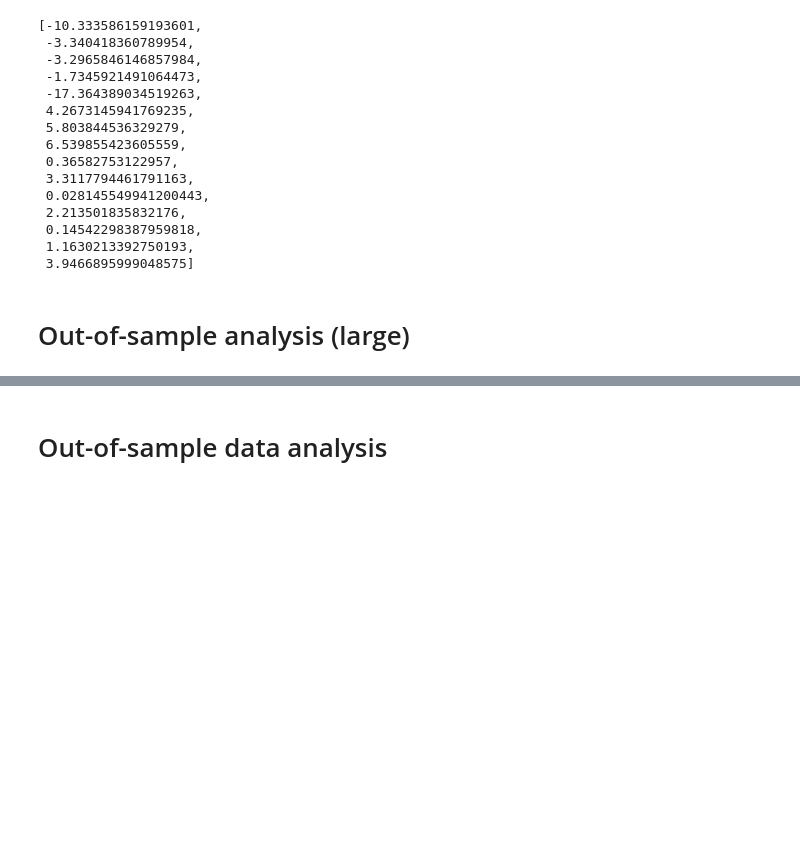
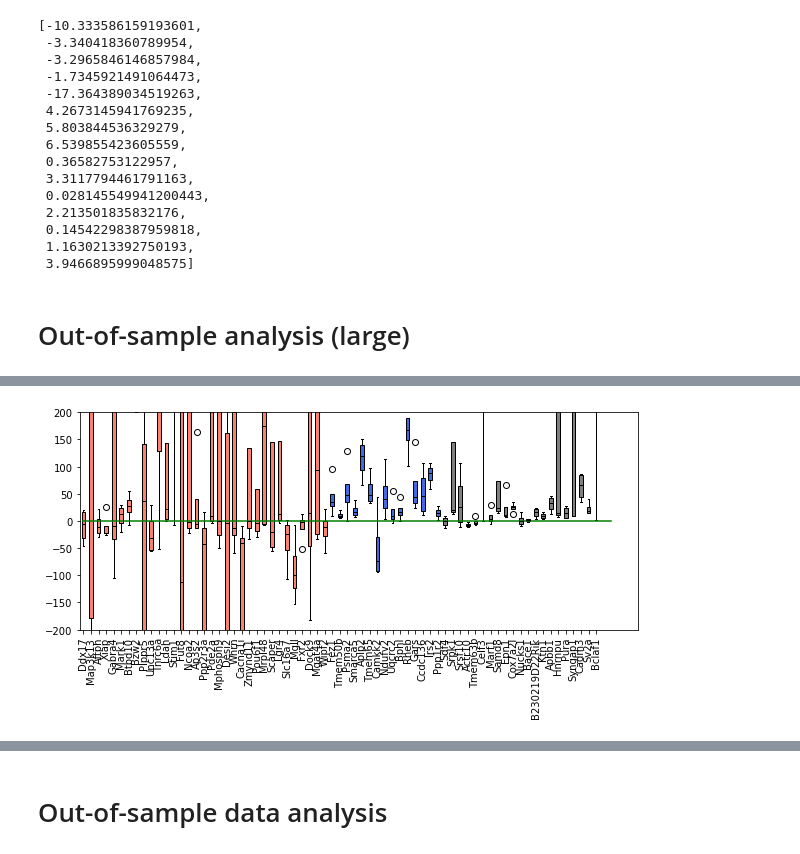
Before and after one commit to pachterlab/GVFP_2021, a Jupyter notebook: gg220802_monod.ipynb, the cells around one changed output, grey strips where cells are left out. Saved outputs shown, nothing was run; the diff lists cells and outputs as text; code cells hidden in the pictures; blank space fills up the shorter version.

```diff
--- a/gg220802_monod.ipynb
+++ b/gg220802_monod.ipynb
@@ -925,16 +949,18 @@ plt.plot([0,sum([len(x) for x in indices])],[0,0],'g-')
 # %%
 colors= ('salmon','royalblue','grey')
 fig1,ax1 = plt.subplots(1,1,figsize=(10,4))
 for model_set in range(3):
     d = np.asarray([lik_ratios_oos[test_data_ind][model_set] for test_data_ind in range(len(sample_looms))])
     bplot = ax1.boxplot(d,positions=indices[model_set],vert=True,patch_artist=True)
     for patch in bplot['boxes']:
         patch.set_facecolor(colors[model_set])
     for median in bplot['medians']:
         median.set_color('k')
 #     print(bplot)
 #     for test_data_ind in range(len(sample_looms)):
 #         plt.scatter(indices[model_set],lik_ratios_oos[test_data_ind][model_set],c=colors[model_set])
-ax1.set_ylim([-100,100])
-ax1.plot([0,sum([len(x) for x in indices])],[0,0],'g-')
+ax1.set_ylim([-200,200])
+ax1.plot([0,1+sum([len(x) for x in indices])],[0,0],'g-')
 _=ax1.set_xticks(np.concatenate(indices),np.concatenate(gene_names_to_run),rotation=90)
+# %% [output]
+[figure, added]
```
Also changed, not shown: parts of 5 cells of this notebook, 3 other files.
